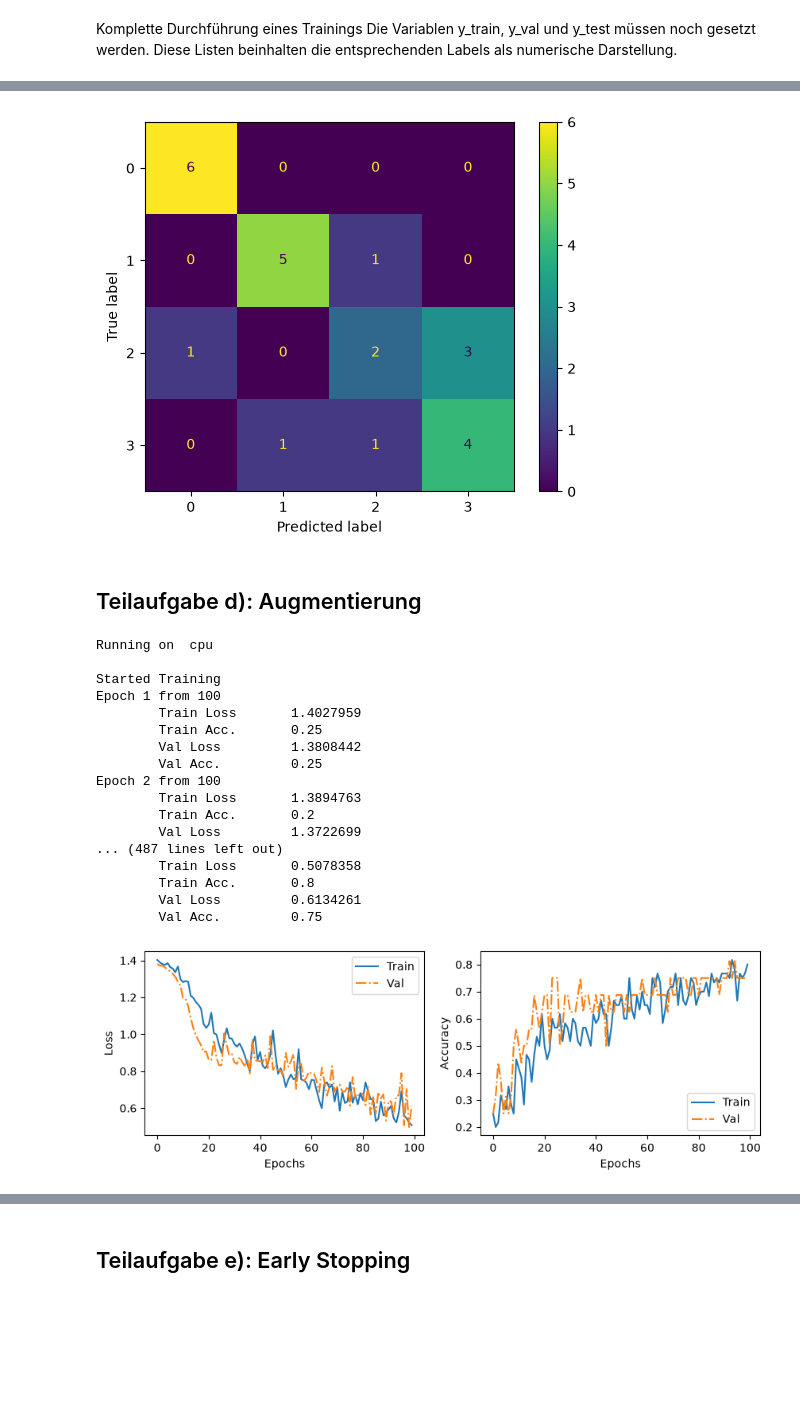
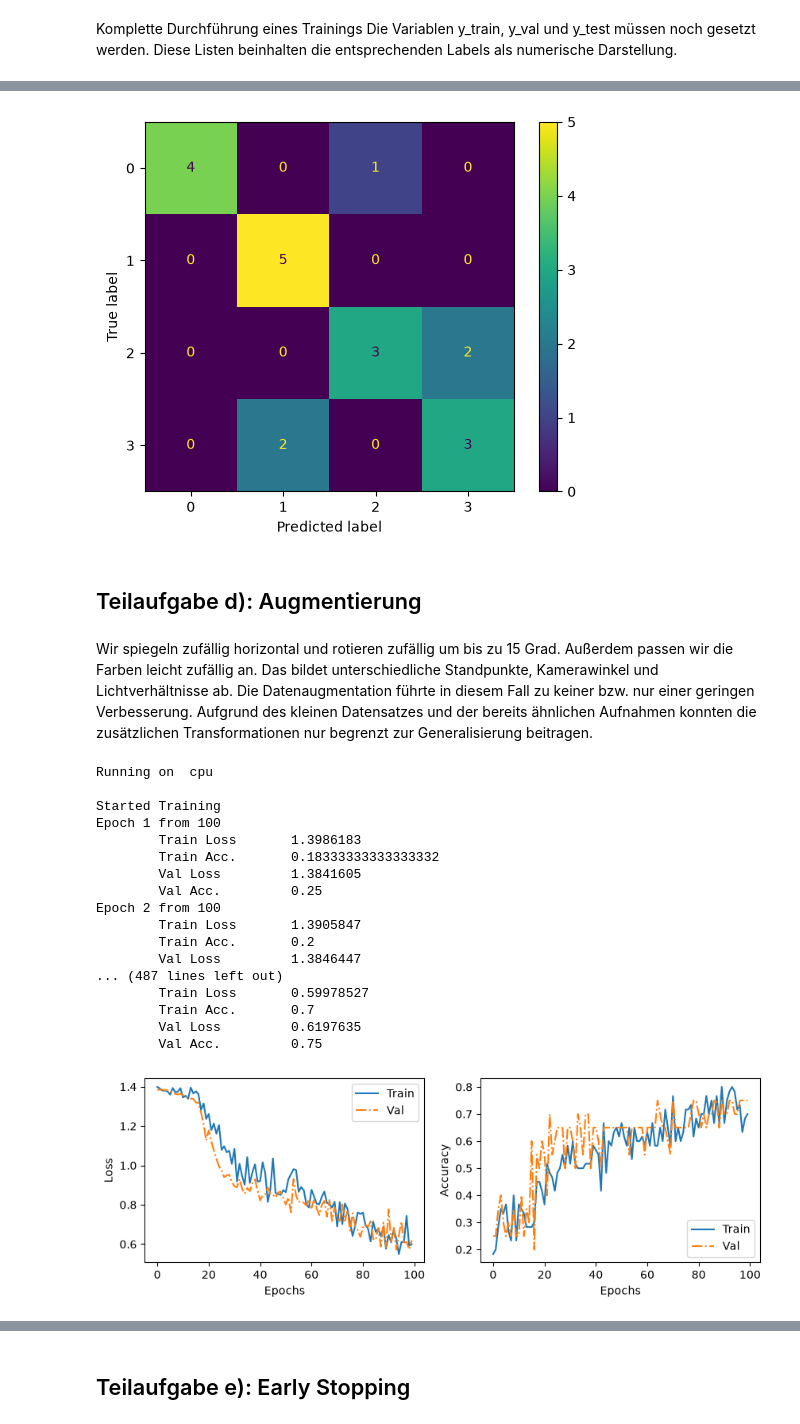
Before and after one commit to lassepunkt/KI-Programmieraufgabe, a Jupyter notebook: aufgabe3.ipynb, the cells around one changed output, grey strips where cells are left out. Drawn from its saved outputs; the diff is of its cells as text; code cells hidden in the pictures; blank space fills up the shorter version.

```diff
--- a/aufgabe3.ipynb
+++ b/aufgabe3.ipynb
@@ -22,34 +31,11 @@ import copy
 ## Teilaufgabe a): Trainings-, Test-und Validierungsdatenset
 # %%
 rooms = ['Flur', 'Labor', 'Professorenbuero', 'Teekueche']
-training_path_list = [f'Bilder/{room}/{room}{n}.jpg' for room in rooms for n in range(1,16)]  # ["./pfad/zu/bildA.png","./pfad/zu/bildB.png",...]
-validation_path_list = [f'Bilder/{room}/{room}{n}.jpg' for room in rooms for n in range(16, 20)] # ["./pfad/zu/bildZ.png","./pfad/zu/bildY.png",...]
-test_path_list = [f'Bilder/{room}/{room}{n}.jpg' for room in rooms for n in range(20, 26)] # ["./pfad/zu/bildC.png","./pfad/zu/bildD.png",...]
+training_path_list = [f'Bilder/{room}/{room}{n}.jpg' for room in rooms for n in range(1,16)]  # ["./pfad/zu/bildA.png","./pfad/zu/bildB.png",...] -- 15 Bilder je Klasse
+validation_path_list = [f'Bilder/{room}/{room}{n}.jpg' for room in rooms for n in range(16, 21)] # ["./pfad/zu/bildZ.png","./pfad/zu/bildY.png",...] -- 5 Bilder je Klasse
+test_path_list = [f'Bilder/{room}/{room}{n}.jpg' for room in rooms for n in range(21, 26)] # ["./pfad/zu/bildC.png","./pfad/zu/bildD.png",...] -- 5 Bilder je Klasse
 # %% [markdown]
 ## Teilaufgabe b): CNN definieren und implementieren
-# %%
-class Net(nn.Module):
-    def __init__(self):
-        super().__init__()
-        self.conv1 = nn.Conv2d(3, 16, kernel_size=3, stride=2, padding=1)
-        self.pool = nn.MaxPool2d(2)
-        # self.conv2 = nn.Conv2d(16, 32, kernel_size=3, stride=2, padding=1)
-        # self.pool = nn.MaxPool2d(2)
-        self.conv3 = nn.Conv2d(16, 64, kernel_size=3, stride=2, padding=1)
-        self.pool = nn.MaxPool2d(2)
-
-        # Am Ende haben wir 64 Filter auf einer Bildgröße von 8x8 Pixeln.
-        # Das ergibt flachgedrückt: 64 * 8 * 8 = 4096 Features.
-        self.fc1 = nn.Linear(4096, 128) # Feature-Kombination
-        self.fc2 = nn.Linear(128, 4)    # Klassifikation in 4 Raumklassen
-    def forward(self, x):
-        x = F.relu(self.conv1(x))
-        # x = F.relu(self.conv2(x))
-        x = F.relu(self.conv3(x))
-        x = F.adaptive_avg_pool2d(x, (1, 1))
-        x = x.view(-1, x.size(1))
-
-        return x
 # %%
 class Net(nn.Module):
     def __init__(self):
@@ -130,7 +125,6 @@ Inputs sind:
 # Iterating over the entire data set once
 def run_iteration(dataloader, do_backprob=True):
     global net, optimizer, criterion
-    global device
     loss_iter = []
     acc_iter = []
     for batch_x, batch_y in dataloader:
@@ -298,5 +292,4 @@ F1       : 0.692948717948718
 # %%
-
 cm = confusion_matrix(y_test, y_pred)
 
 disp = ConfusionMatrixDisplay(cm)
@@ -304,11 +297,16 @@ disp.plot()
 
 plt.show()
 # %% [output]
-[figure, old version]
+[figure, new version]
 # %% [markdown]
 ## Teilaufgabe d): Augmentierung
+# %% [markdown]
+Wir spiegeln zufällig horizontal und rotieren zufällig um bis zu 15 Grad.
+Außerdem passen wir die Farben leicht zufällig an.
+Das bildet unterschiedliche Standpunkte, Kamerawinkel und Lichtverhältnisse ab.
+Die Datenaugmentation führte in diesem Fall zu keiner bzw. nur einer geringen Verbesserung.
+Aufgrund des kleinen Datensatzes und der bereits ähnlichen Aufnahmen konnten die zusätzlichen Transformationen nur begrenzt zur Generalisierung beitragen.
 # %%
-# Setting y_train, yval, y_test labels for the dataset
 room_to_label = {'Flur': 0, 'Labor': 1, 'Professorenbuero': 2, 'Teekueche': 3}
 
 y_train = [room_to_label[path.split('/')[1]] for path in training_path_list]
@@ -325,7 +323,12 @@ lr = 0.001
 t_train = T.Compose([T.ToPILImage(),
                     T.ToTensor(),
                     T.RandomHorizontalFlip(p=0.5), # Zufälliges horizontales Spiegeln
-                    T.RandomRotation(degrees=15),  # Zufällige Drehung um bis zu 15 Grad
+                    T.RandomRotation(degrees=15), # Zufällige Drehung um bis zu 15 Grad
+                    T.ColorJitter( # Zufällige Farbanpassungen
+                        brightness=0.2,
+                        contrast=0.2,
+                        saturation=0.2
+                    ),
                     T.Normalize(mean=(0.5, 0.5, 0.5), std=(0.5, 0.5, 0.5))])
 t_val = T.Compose([T.ToPILImage(),
                    T.ToTensor(),
@@ -387,42 +390,42 @@ for epoch in range(0,max_epoch):  # loop over the dataset multiple times
         val_loss_epoch.append(val_loss_iter)
         val_acc_epoch.append(val_acc_iter)
         print("\tVal Loss\t",val_loss_iter)
         print("\tVal Acc.\t",val_acc_iter)
 
 # Plotting results
 fig, ax = plt.subplots(nrows=1,ncols=2,figsize=(10,3))
 ax[0].plot(train_loss_epoch,label="Train")
 ax[0].plot(val_loss_epoch,label="Val",linestyle="-.")
 ax[0].set_ylabel('Loss')
 ax[0].set_xlabel('Epochs')
 ax[0].legend()
 
 ax[1].plot(train_acc_epoch,label="Train")
 ax[1].plot(val_acc_epoch,label="Val",linestyle="-.")
 ax[1].set_ylabel('Accuracy')
 ax[1].set_xlabel('Epochs')
 ax[1].legend()
 plt.savefig("loss_augmentation.png",format="png",bbox_inches="tight")
 plt.show()
 # %% [output]
 Running on  cpu
 
 Started Training
 Epoch 1 from 100
-        Train Loss       1.4027959
-        Train Acc.       0.25
-        Val Loss         1.3808442
+        Train Loss       1.3986183
+        Train Acc.       0.18333333333333332
+        Val Loss         1.3841605
         Val Acc.         0.25
 Epoch 2 from 100
-        Train Loss       1.3894763
+        Train Loss       1.3905847
         Train Acc.       0.2
-        Val Loss         1.3722699
+        Val Loss         1.3846447
 ... (487 lines left out)
-        Train Loss       0.5078358
-        Train Acc.       0.8
-        Val Loss         0.6134261
+        Train Loss       0.59978527
+        Train Acc.       0.7
+        Val Loss         0.6197635
         Val Acc.         0.75
-[figure, old version]
+[figure, new version]
 # %%
 #Vorhersagen (y_pred) über das trainierte Netz generieren
 y_pred = []
```
Also changed, not shown: parts of 12 cells of this notebook.
